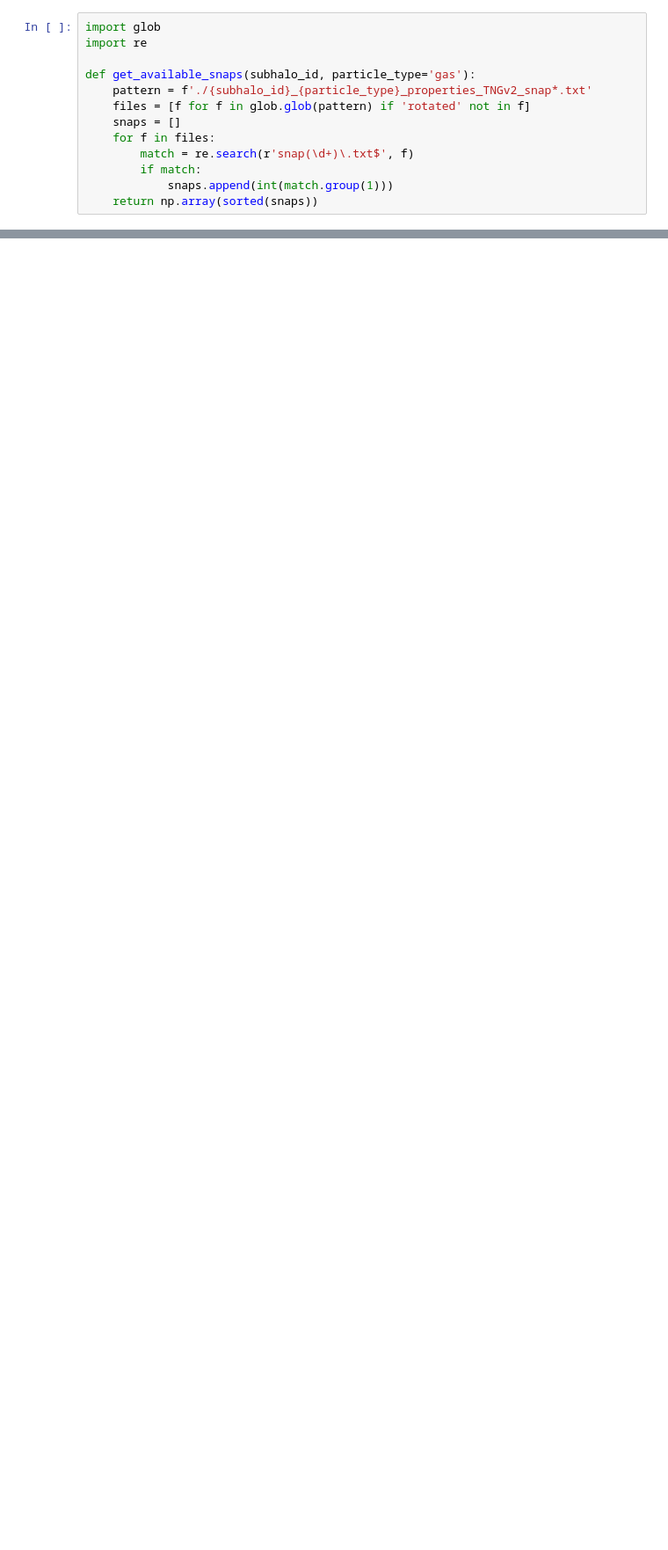
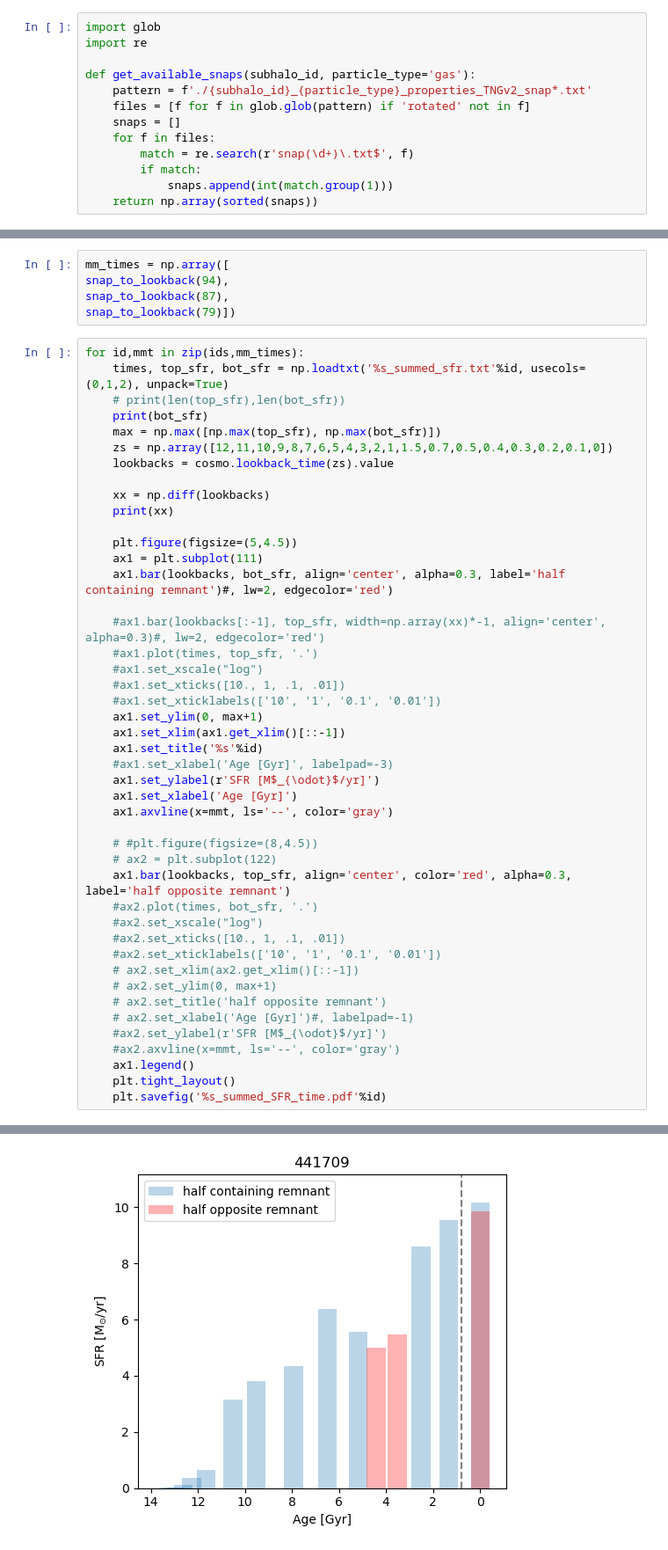
Before and after one commit to ekta1224/IllustrisAD, a Jupyter notebook: phast/Roman-Cycle1-primary.ipynb, the cells around one changed output, grey strips where cells are left out. Shown at 88% size. Cells and saved outputs as stored; diff of their text form; blank space fills up the shorter version.

```diff
--- a/phast/Roman-Cycle1-primary.ipynb
+++ b/phast/Roman-Cycle1-primary.ipynb
@@ -652,0 +729,51 @@ for i in range(3):
+# %%
+mm_times = np.array([
+snap_to_lookback(94),
+snap_to_lookback(87),
+snap_to_lookback(79)])
+# %%
+for id,mmt in zip(ids,mm_times):
+    times, top_sfr, bot_sfr = np.loadtxt('%s_summed_sfr.txt'%id, usecols=(0,1,2), unpack=True)
+    # print(len(top_sfr),len(bot_sfr))
+    print(bot_sfr)
+    max = np.max([np.max(top_sfr), np.max(bot_sfr)])
+    zs = np.array([12,11,10,9,8,7,6,5,4,3,2,1,1.5,0.7,0.5,0.4,0.3,0.2,0.1,0])
+    lookbacks = cosmo.lookback_time(zs).value
+
+    xx = np.diff(lookbacks)
+    print(xx)
+
+    plt.figure(figsize=(5,4.5))
+    ax1 = plt.subplot(111)
+    ax1.bar(lookbacks, bot_sfr, align='center', alpha=0.3, label='half containing remnant')#, lw=2, edgecolor='red')
+
+    #ax1.bar(lookbacks[:-1], top_sfr, width=np.array(xx)*-1, align='center', alpha=0.3)#, lw=2, edgecolor='red')
+    #ax1.plot(times, top_sfr, '.')
+    #ax1.set_xscale("log")
+    #ax1.set_xticks([10., 1, .1, .01])
+    #ax1.set_xticklabels(['10', '1', '0.1', '0.01'])
+    ax1.set_ylim(0, max+1)
+    ax1.set_xlim(ax1.get_xlim()[::-1])
+    ax1.set_title('%s'%id)
+    #ax1.set_xlabel('Age [Gyr]', labelpad=-3)
+    ax1.set_ylabel(r'SFR [M$_{\odot}$/yr]')
+    ax1.set_xlabel('Age [Gyr]')
+    ax1.axvline(x=mmt, ls='--', color='gray')
+
+    # #plt.figure(figsize=(8,4.5))
+    # ax2 = plt.subplot(122)
+    ax1.bar(lookbacks, top_sfr, align='center', color='red', alpha=0.3, label='half opposite remnant')
+    #ax2.plot(times, bot_sfr, '.')
+    #ax2.set_xscale("log")
+    #ax2.set_xticks([10., 1, .1, .01])
+    #ax2.set_xticklabels(['10', '1', '0.1', '0.01'])
+    # ax2.set_xlim(ax2.get_xlim()[::-1])
+    # ax2.set_ylim(0, max+1)
+    # ax2.set_title('half opposite remnant')
+    # ax2.set_xlabel('Age [Gyr]')#, labelpad=-1)
+    #ax2.set_ylabel(r'SFR [M$_{\odot}$/yr]')
+    #ax2.axvline(x=mmt, ls='--', color='gray')
+    ax1.legend()
+    plt.tight_layout()
+    plt.savefig('%s_summed_SFR_time.pdf'%id)
+# %% [output]
@@ -652,0 +797 @@ for i in range(3):
+[figure, added]
```
Also changed, not shown: parts of 18 cells of this notebook.
